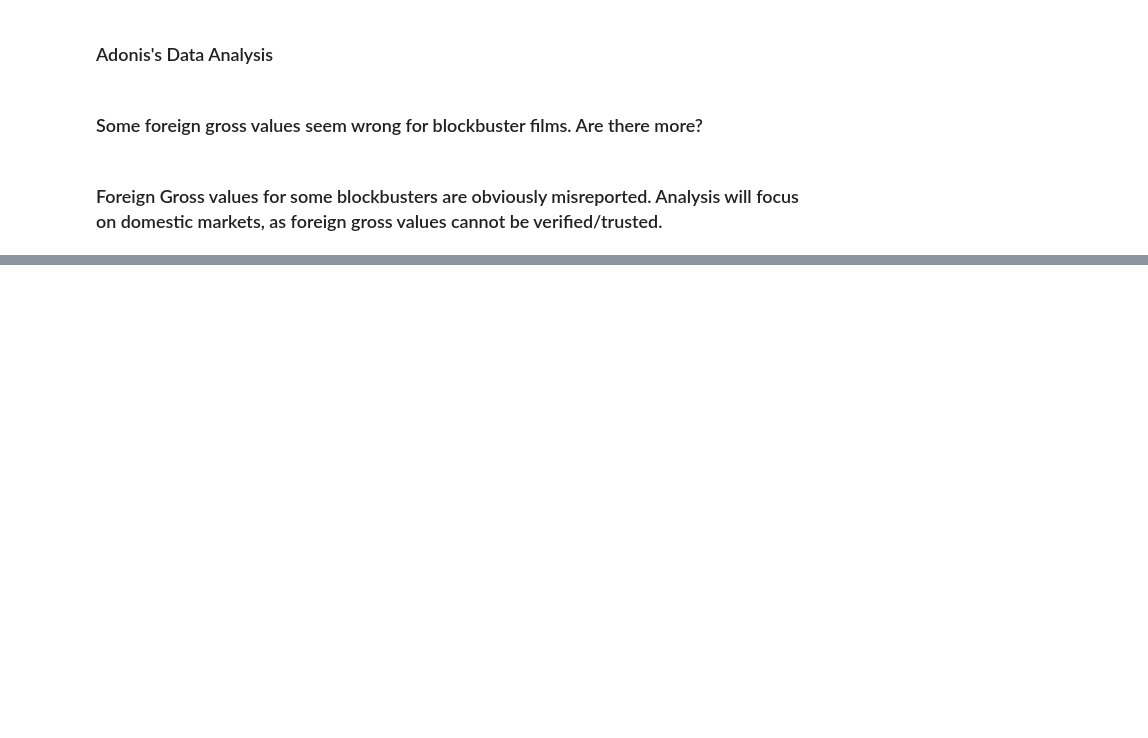
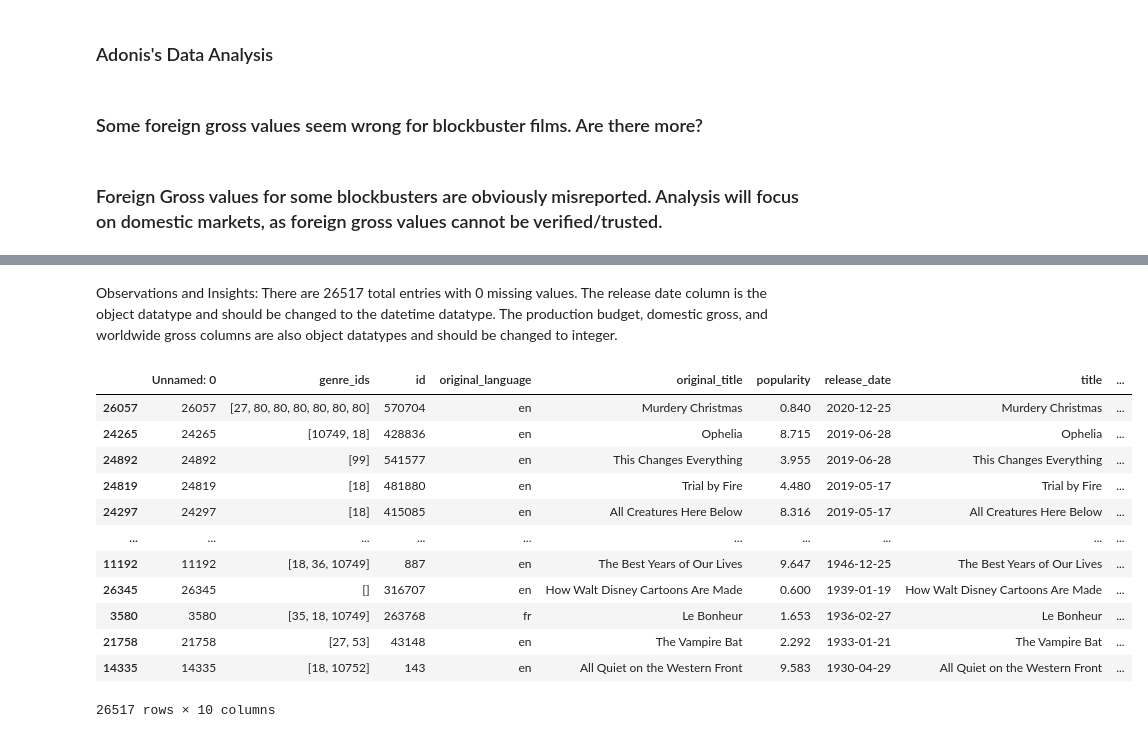
Before and after one commit to alpacanonymous/project1, a Jupyter notebook: final_notebook.ipynb, the cells around one changed output, grey strips where cells are left out. Drawn from its saved outputs; the diff is of its cells as text; code cells hidden in the pictures; blank space fills up the shorter version.

```diff
--- a/final_notebook.ipynb
+++ b/final_notebook.ipynb
@@ -363,0 +595,22 @@ fig.tight_layout()
+# %% [markdown]
+Observations and Insights:
+There are 26517 total entries with 0 missing values.
+The release date column is the object datatype and should be changed to the datetime datatype.
+The production budget, domestic gross, and worldwide gross columns are also object datatypes and should be changed to integer.
+# %%
+#show when movies were released
+movie_type.sort_values(by='release_date', ascending=False  )
+# %% [output]
+|  | Unnamed: 0 | genre_ids | id | original_language | original_title | popularity | release_date | title | ... |
+| 26057 | 26057 | [27, 80, 80, 80, 80, 80, 80] | 570704 | en | Murdery Christmas | 0.840 | 2020-12-25 | Murdery Christmas | ... |
+| 24265 | 24265 | [10749, 18] | 428836 | en | Ophelia | 8.715 | 2019-06-28 | Ophelia | ... |
+| 24892 | 24892 | [99] | 541577 | en | This Changes Everything | 3.955 | 2019-06-28 | This Changes Everything | ... |
+| 24819 | 24819 | [18] | 481880 | en | Trial by Fire | 4.480 | 2019-05-17 | Trial by Fire | ... |
+| 24297 | 24297 | [18] | 415085 | en | All Creatures Here Below | 8.316 | 2019-05-17 | All Creatures Here Below | ... |
+| ... | ... | ... | ... | ... | ... | ... | ... | ... | ... |
+| 11192 | 11192 | [18, 36, 10749] | 887 | en | The Best Years of Our Lives | 9.647 | 1946-12-25 | The Best Years of Our Lives | ... |
+| 26345 | 26345 | [] | 316707 | en | How Walt Disney Cartoons Are Made | 0.600 | 1939-01-19 | How Walt Disney Cartoons Are Made | ... |
+| 3580 | 3580 | [35, 18, 10749] | 263768 | fr | Le Bonheur | 1.653 | 1936-02-27 | Le Bonheur | ... |
+| 21758 | 21758 | [27, 53] | 43148 | en | The Vampire Bat | 2.292 | 1933-01-21 | The Vampire Bat | ... |
+| 14335 | 14335 | [18, 10752] | 143 | en | All Quiet on the Western Front | 9.583 | 1930-04-29 | All Quiet on the Western Front | ... |
+26517 rows × 10 columns
```
Also changed, not shown: parts of 30 cells of this notebook.
